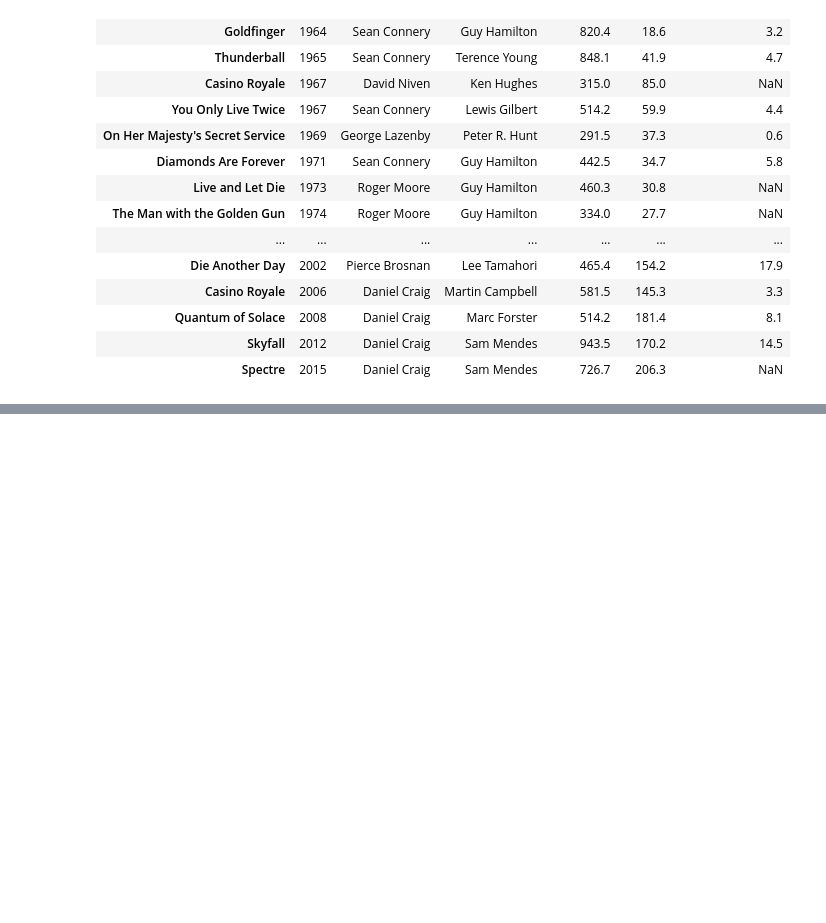
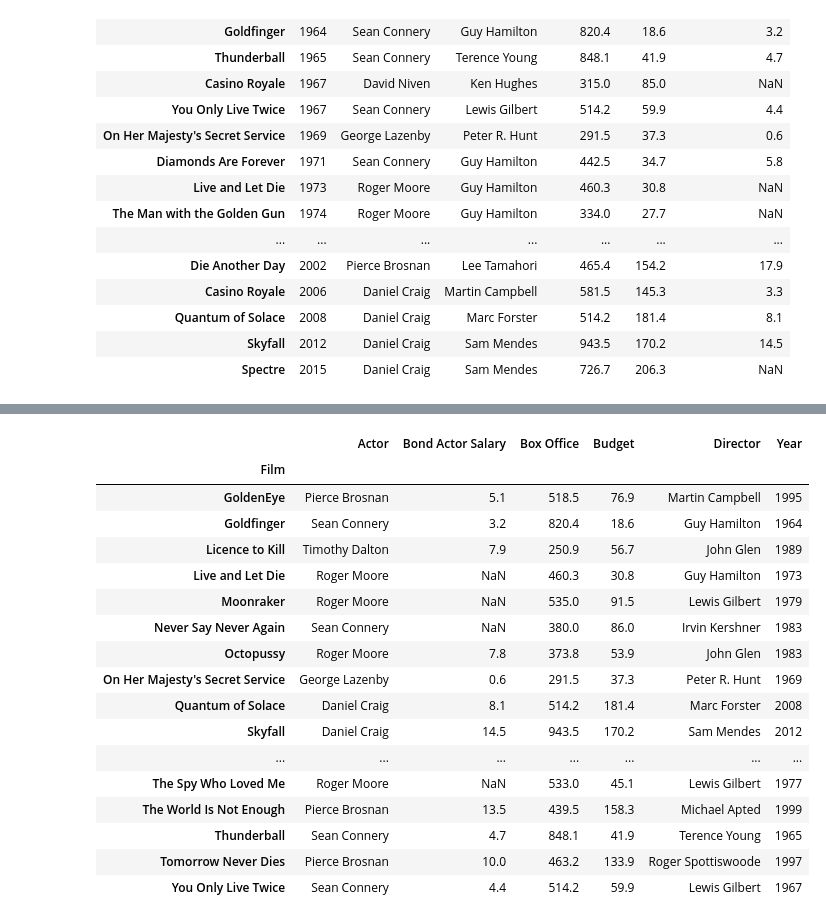
Before and after one commit to jack-cao-623/python_learning, a Jupyter notebook: dataframes_03_data_extraction.ipynb, the cells around one changed output, grey strips where cells are left out. Saved outputs shown, nothing was run; the diff lists cells and outputs as text; code cells hidden in the pictures; blank space fills up the shorter version.

```diff
--- a/dataframes_03_data_extraction.ipynb
+++ b/dataframes_03_data_extraction.ipynb
@@ -133,0 +159,5 @@ bond.set_index(keys = 'Film')
+# %%
+# load data
+bond = pd.read_csv(
+    'https://raw.githubusercontent.com/jack-cao-623/python_learning/main/pandas/jamesbond.csv'
+)
@@ -133,0 +183,27 @@ bond.set_index(keys = 'Film')
+# %%
+(
+    bond
+      .set_index('Film')                              # set Film column/Series as index
+      .sort_index(axis = 0, ascending = True)         # sort the DataFrame by index, alphabetically
+      .sort_index(axis = 1, ascending = True)         # sort the DataFrame by column, alphabetically; Film is index, not a column
+      .loc['GoldenEye':, :]                           # grab all indices from GoldenEye thru to end, all columns
+)
+# %% [output]
+|  | Actor | Bond Actor Salary | Box Office | Budget | Director | Year |
+| Film |  |  |  |  |  |  |
+| GoldenEye | Pierce Brosnan | 5.1 | 518.5 | 76.9 | Martin Campbell | 1995 |
+| Goldfinger | Sean Connery | 3.2 | 820.4 | 18.6 | Guy Hamilton | 1964 |
+| Licence to Kill | Timothy Dalton | 7.9 | 250.9 | 56.7 | John Glen | 1989 |
+| Live and Let Die | Roger Moore | NaN | 460.3 | 30.8 | Guy Hamilton | 1973 |
+| Moonraker | Roger Moore | NaN | 535.0 | 91.5 | Lewis Gilbert | 1979 |
+| Never Say Never Again | Sean Connery | NaN | 380.0 | 86.0 | Irvin Kershner | 1983 |
+| Octopussy | Roger Moore | 7.8 | 373.8 | 53.9 | John Glen | 1983 |
+| On Her Majesty's Secret Service | George Lazenby | 0.6 | 291.5 | 37.3 | Peter R. Hunt | 1969 |
+| Quantum of Solace | Daniel Craig | 8.1 | 514.2 | 181.4 | Marc Forster | 2008 |
+| Skyfall | Daniel Craig | 14.5 | 943.5 | 170.2 | Sam Mendes | 2012 |
+| ... | ... | ... | ... | ... | ... | ... |
+| The Spy Who Loved Me | Roger Moore | NaN | 533.0 | 45.1 | Lewis Gilbert | 1977 |
+| The World Is Not Enough | Pierce Brosnan | 13.5 | 439.5 | 158.3 | Michael Apted | 1999 |
+| Thunderball | Sean Connery | 4.7 | 848.1 | 41.9 | Terence Young | 1965 |
+| Tomorrow Never Dies | Pierce Brosnan | 10.0 | 463.2 | 133.9 | Roger Spottiswoode | 1997 |
+| You Only Live Twice | Sean Connery | 4.4 | 514.2 | 59.9 | Lewis Gilbert | 1967 |
```
Also changed, not shown: parts of 30 cells of this notebook.
